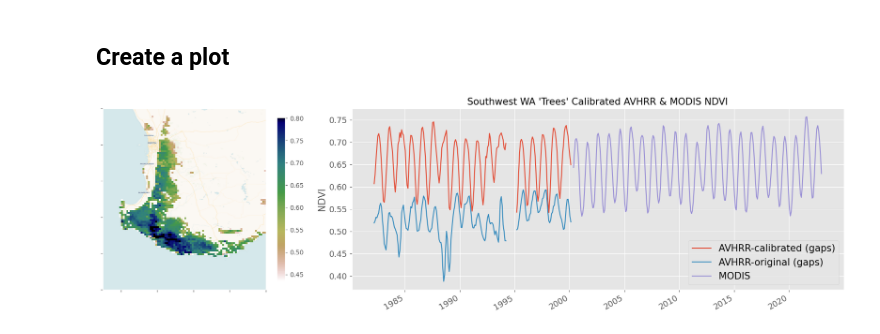
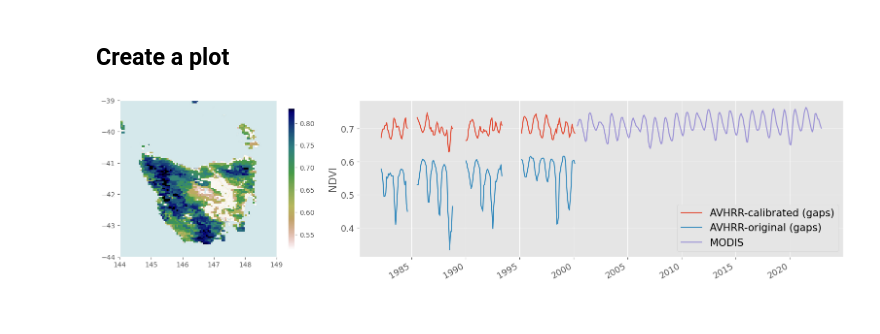
Before and after one commit to cbur24/climate-carbon-interactions, a Jupyter notebook: notebooks/harmonization/3_Example_timeseries_plots.ipynb, the cells around one changed output. Drawn from its saved outputs; the diff is of its cells as text; code cells hidden in the pictures.

```diff
--- a/notebooks/harmonization/3_Example_timeseries_plots.ipynb
+++ b/notebooks/harmonization/3_Example_timeseries_plots.ipynb
@@ -28,9 +28,9 @@ crs='epsg:4326'
 name='trees'
 
 # #Tassie
-# lat=slice(-39,-45)
-# lon=slice(144,149)
-# plotname = 'Tasmania'
+lat=slice(-39,-45)
+lon=slice(144,149)
+plotname = 'Tasmania'
 
 #queensland
 # lat=slice(-10,-20)
@@ -38,18 +38,18 @@ name='trees'
 # plotname='Northern Queensland'
 
 # #SW WA
-lat=slice(-31,-36)
-lon=slice(114.5,119)
-plotname='Southwest WA'
+# lat=slice(-31,-36)
+# lon=slice(114.5,119)
+# plotname='Southwest WA'
 # %% [markdown]
 ## Open data
 # %%
 base = '/g/data/os22/chad_tmp/climate-carbon-interactions/data/'
 
 #open calibrated AVHRR
-merge = assign_crs(xr.open_dataset('/g/data/os22/chad_tmp/climate-carbon-interactions/data/NDVI_harmonization/GAM/trees_AVHRR_MODIS_NDVI_GAM_harmonized_CLIM_1982_2013.nc'),
-                   crs=crs)['ndvi_mcd_pred']
-merge = merge.rename('NDVI')
+merge = assign_crs(xr.open_dataset(base+'NDVI_harmonization/LGBM/NDVI_CLIM_LGBM_5km_monthly_1982_2022_wGaps.nc'),
+                   crs=crs)['NDVI']
+
 #open original AVHRR
 avhrr = xr.open_dataset(base+model_var+'_harmonization/AVHRR_NDVI_5km_monthly_1982_2013.nc')[model_var+'_avhrr']
 avhrr = assign_crs(avhrr, crs=crs)
@@ -91,31 +91,32 @@ modis = modis.where(mask1)
 # %%
 mosiac = [
     ["A", "B", "B"],
 ]
 
-fig, ax = plt.subplot_mosaic(mosiac, figsize=(17,5))
+fig, ax = plt.subplot_mosaic(mosiac, figsize=(16,4))
 
 im = modis.sel(longitude=lon, latitude=lat).mean('time').plot(robust=True, cmap='gist_earth_r',ax=ax['A'], add_colorbar=False, add_labels=False)
 cbar = plt.colorbar(im, ax=ax['A'], shrink=0.9)
-ax['A'].set_yticklabels([])
+# ax['A'].set_yticklabels([])
+# ax['A'].set_xticklabels([])
 ax['A'].set_ylabel('')
 ax['A'].set_xlabel('')
-ax['A'].set_xticklabels([])
 ctx.add_basemap(ax['A'], source=ctx.providers.CartoDB.Voyager, crs='EPSG:4326', attribution='', attribution_size=1)
 
 ax["B"].grid(True)
 merge.sel(longitude=lon, latitude=lat).mean(['latitude','longitude']).rolling(time=3).mean().plot(ax=ax["B"], label='AVHRR-calibrated (gaps)')
 avhrr.sel(longitude=lon, latitude=lat).mean(['latitude','longitude']).rolling(time=3).mean().plot(ax=ax["B"], label='AVHRR-original (gaps)')
 modis.sel(longitude=lon, latitude=lat).mean(['latitude','longitude']).rolling(time=3).mean().plot(ax=ax["B"], label='MODIS')
 ax["B"].legend(fontsize=15)
-ax["B"].set_title(plotname+" 'Trees' Calibrated AVHRR & MODIS NDVI", fontsize=15)
+ax["B"].set_title(None)
 ax["B"].set_ylabel('NDVI', fontsize=15)
 ax["B"].set_xlabel(None)
 # ax["B"].set_ylim(0.35,0.8)
 ax['B'].tick_params(axis='y', labelsize=13)
 ax['B'].tick_params(axis='x', labelsize=13)
 plt.tight_layout();
 
-# fig.savefig("/g/data/os22/chad_tmp/climate-carbon-interactions/results/figs/WA_trees_timeseries.png", bbox_inches='tight', dpi=300);
+fig.savefig("/g/data/os22/chad_tmp/climate-carbon-interactions/results/figs/Tassie_trees_timeseries.png",
+            bbox_inches='tight', dpi=300);
 # %% [output]
-[figure, old version]
+[figure, new version]
```
Also changed, not shown: 15 other files.
